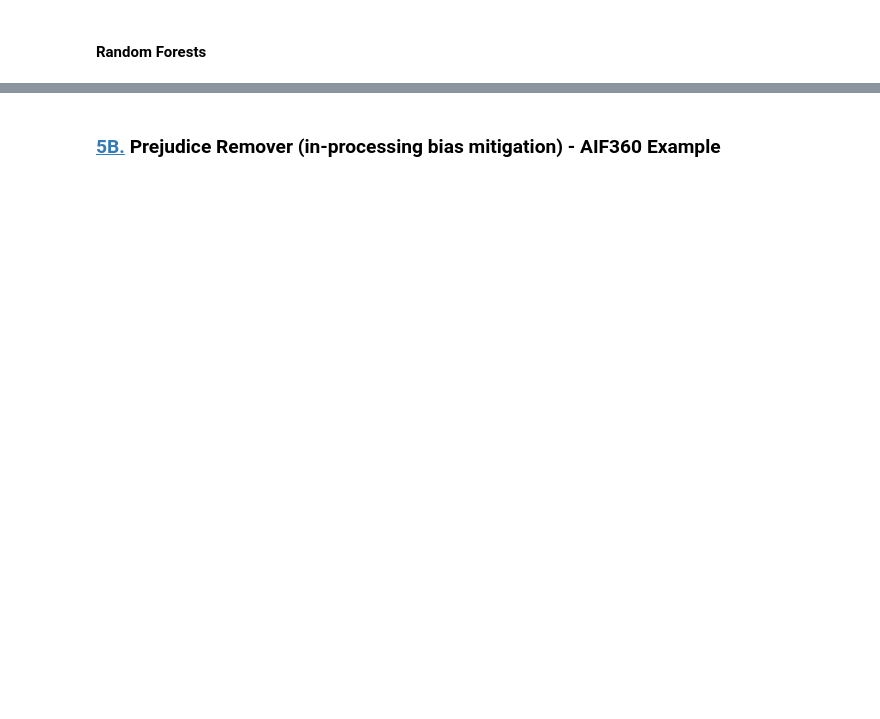
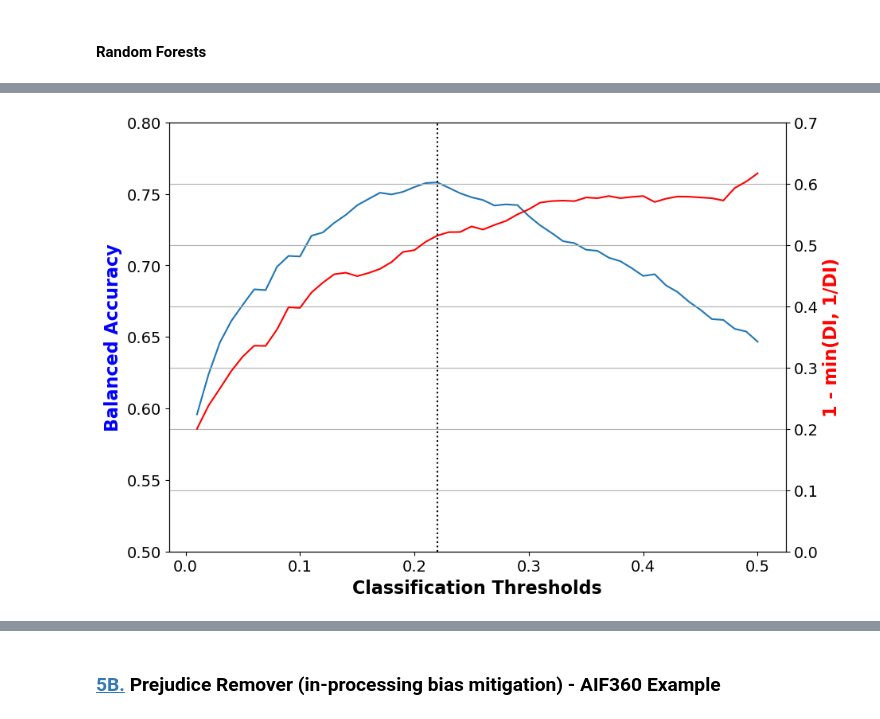
Before and after one commit to 474benchen/capstone_replication, a Jupyter notebook: replication-project-part-03.ipynb, the cells around one changed output, grey strips where cells are left out. Drawn from its saved outputs; the diff is of its cells as text; code cells hidden in the pictures; blank space fills up the shorter version.

```diff
--- a/replication-project-part-03.ipynb
+++ b/replication-project-part-03.ipynb
@@ -1079,8 +1106,7 @@ RandomForestClassifier(class_weight='balanced', max_depth=20,
 # validation metric summary
 dataset_rw_X_val = RW.fit_transform(dataset_X_val)
 thresh_arr = np.linspace(0.01, 0.5, 50)
-val_metrics = test(dataset=dataset_rw_X_val,
+rf_val_metrics = test(dataset=dataset_rw_X_val,
                    model=rf_clf,
                    thresh_arr=thresh_arr)
-rf_org_best_ind = np.argmax(val_metrics['bal_acc'])
-describe_metrics(val_metrics, thresh_arr)
+rf_org_best_ind = np.argmax(rf_val_metrics['bal_acc'])
@@ -1110,0 +1140,10 @@ Corresponding Theil index value: 0.0898
+# %%
+# Plotting Disparate Impact for Random Forest after Reweighting
+
+disp_imp = np.array(rf_val_metrics['disp_imp'])
+disp_imp_err = 1 - np.minimum(disp_imp, 1/disp_imp)
+plot(thresh_arr, 'Classification Thresholds',
+     rf_val_metrics['bal_acc'], 'Balanced Accuracy',
+     disp_imp_err, '1 - min(DI, 1/DI)')
+# %% [output]
+[figure, added]
```
Also changed, not shown: parts of 28 cells of this notebook, 1 other file.
